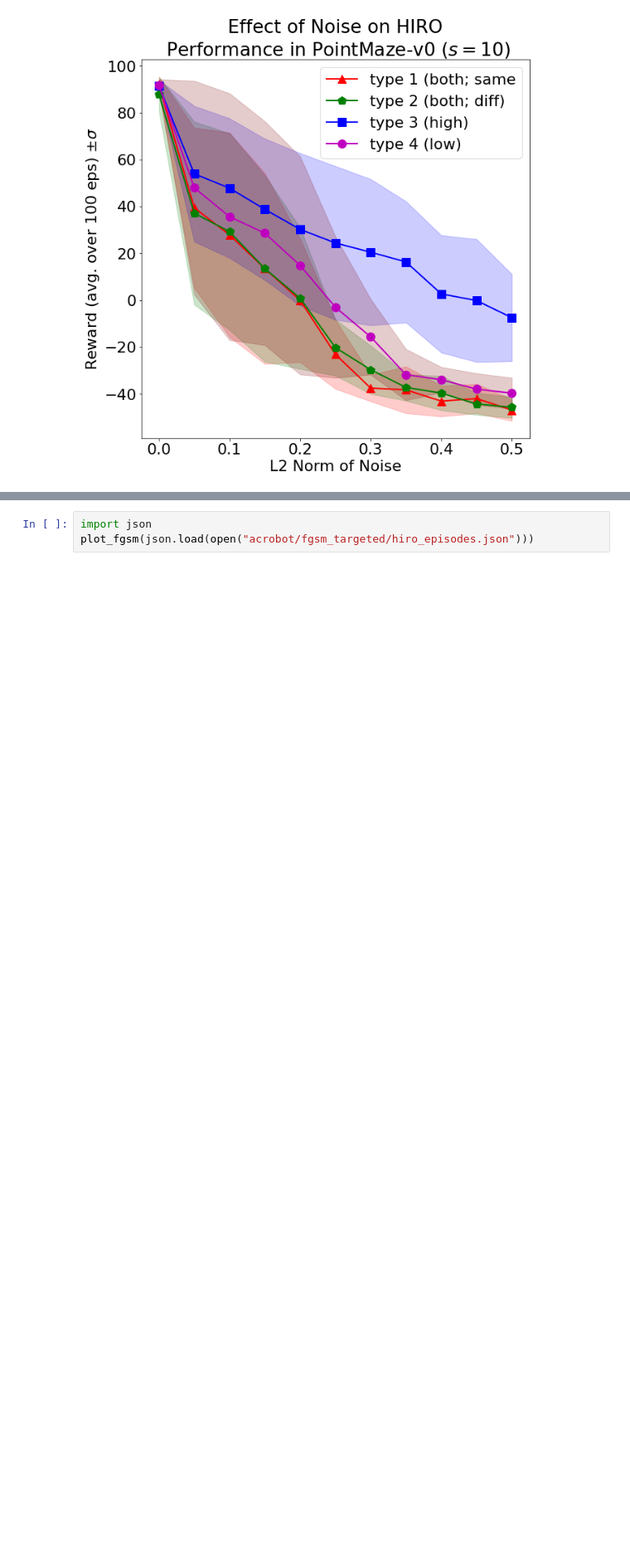
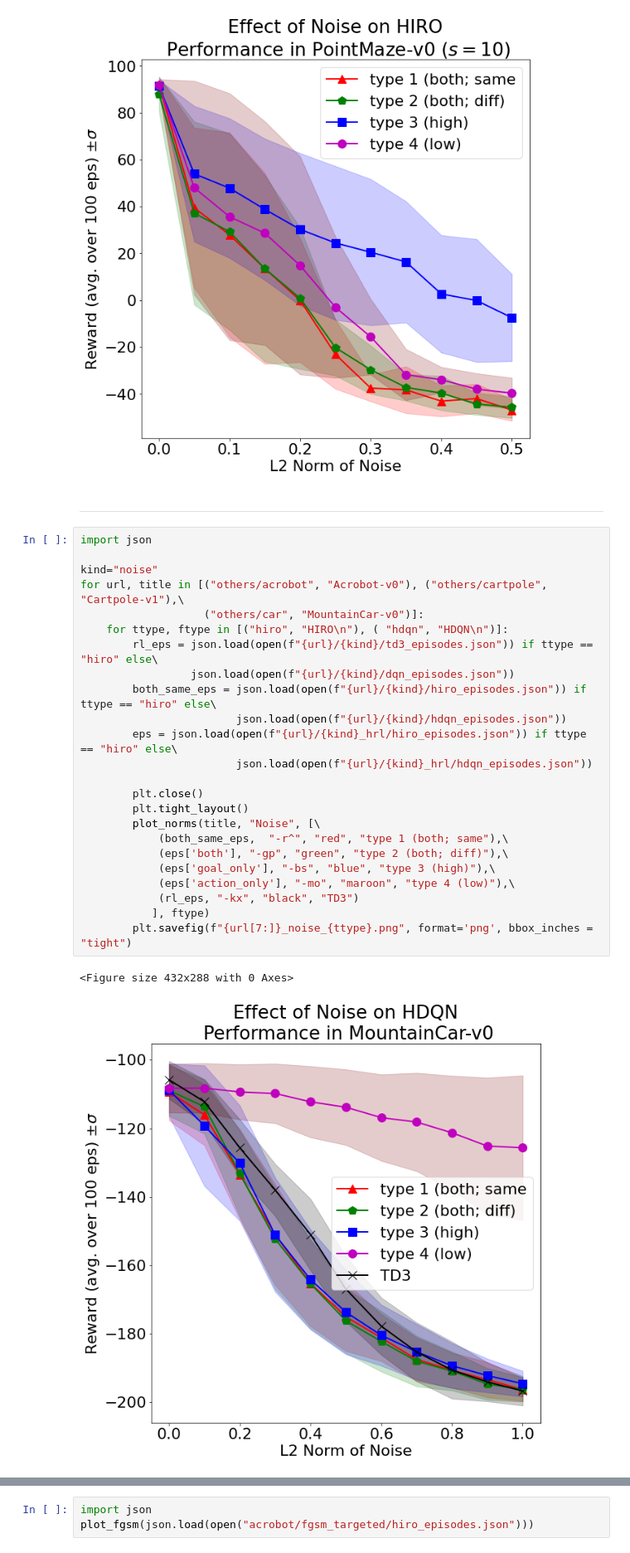
Before and after one commit to Davidobot/adversarial_hrl, a Jupyter notebook: plotting/plotting.ipynb, the cells around one changed output, grey strips where cells are left out. Shown at 83% size. Drawn from its saved outputs; the diff is of its cells as text; blank space fills up the shorter version.

```diff
--- a/plotting/plotting.ipynb
+++ b/plotting/plotting.ipynb
@@ -342,3 +342,32 @@ for scale in [6, 8, 10]:
     plt.savefig(f"{url}_scale_{scale}.png", format='png')
 # %% [output]
 [figure]
+# %% [markdown]
+***
+# %%
+import json
+
+kind="noise"
+for url, title in [("others/acrobot", "Acrobot-v0"), ("others/cartpole", "Cartpole-v1"),\
+                   ("others/car", "MountainCar-v0")]:
+    for ttype, ftype in [("hiro", "HIRO\n"), ( "hdqn", "HDQN\n")]:
+        rl_eps = json.load(open(f"{url}/{kind}/td3_episodes.json")) if ttype == "hiro" else\
+                 json.load(open(f"{url}/{kind}/dqn_episodes.json"))
+        both_same_eps = json.load(open(f"{url}/{kind}/hiro_episodes.json")) if ttype == "hiro" else\
+                        json.load(open(f"{url}/{kind}/hdqn_episodes.json"))
+        eps = json.load(open(f"{url}/{kind}_hrl/hiro_episodes.json")) if ttype == "hiro" else\
+                        json.load(open(f"{url}/{kind}_hrl/hdqn_episodes.json"))
+
+        plt.close()
+        plt.tight_layout()
+        plot_norms(title, "Noise", [\
+            (both_same_eps,  "-r^", "red", "type 1 (both; same"),\
+            (eps['both'], "-gp", "green", "type 2 (both; diff)"),\
+            (eps['goal_only'], "-bs", "blue", "type 3 (high)"),\
+            (eps['action_only'], "-mo", "maroon", "type 4 (low)"),\
+            (rl_eps, "-kx", "black", "TD3")
+           ], ftype)
+        plt.savefig(f"{url[7:]}_noise_{ttype}.png", format='png', bbox_inches = "tight")
+# %% [output]
+<Figure size 432x288 with 0 Axes>
+[figure, added]
```
Also changed, not shown: parts of 7 cells of this notebook.
